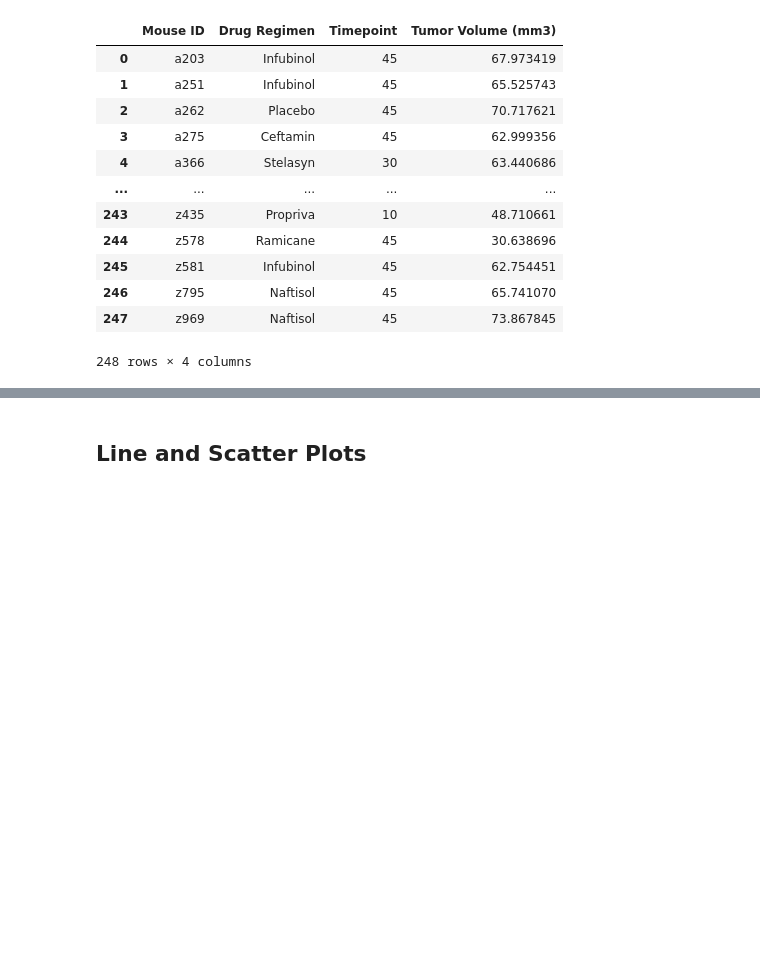
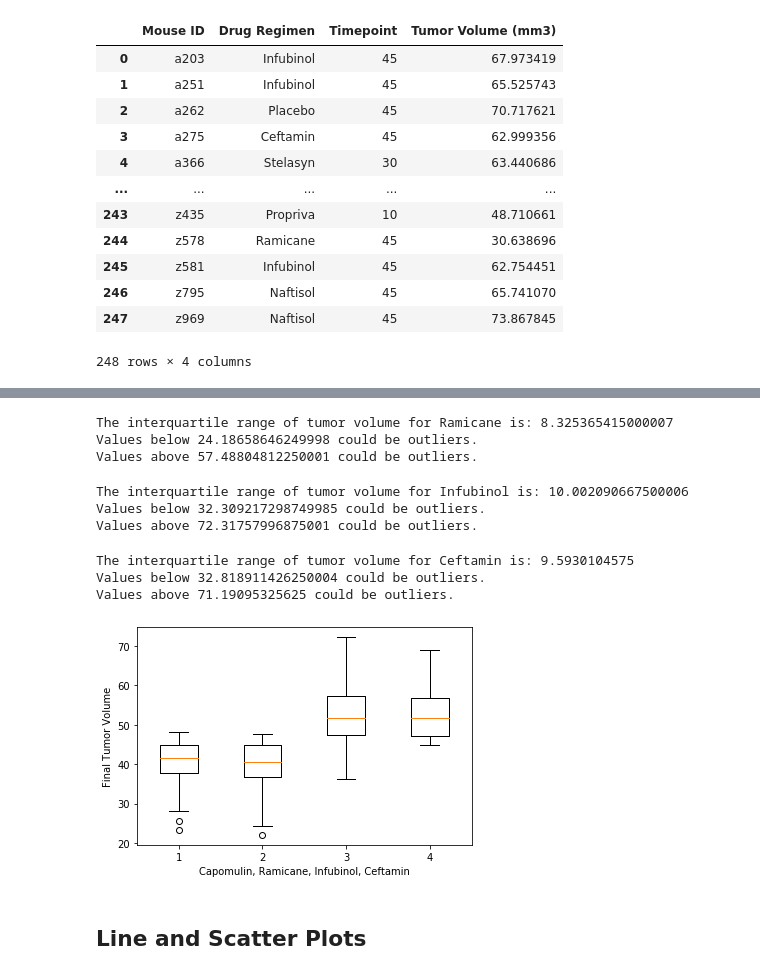
Before and after one commit to drupps/matplotlib-challenge, a Jupyter notebook: Pymaceuticals/pymaceuticals.ipynb, the cells around one changed output, grey strips where cells are left out. Drawn from its saved outputs; the diff is of its cells as text; code cells hidden in the pictures; blank space fills up the shorter version.

```diff
--- a/Pymaceuticals/pymaceuticals.ipynb
+++ b/Pymaceuticals/pymaceuticals.ipynb
@@ -235,10 +240,10 @@ tumor_df = pd.merge(last_timepoint, mouse_clean_df, how = 'left', on = ['Mouse I
 
 mouse_tumor_vol = tumor_df[['Mouse ID', 'Drug Regimen', 'Timepoint', 'Tumor Volume (mm3)']]
 
-capo_df = mouse_clean_df.loc[mouse_clean_df['Drug Regimen'] == 'Capomulin', :]
-ram_df = mouse_clean_df.loc[mouse_clean_df['Drug Regimen'] == 'Ramicane', :]
-infub_df = mouse_clean_df.loc[mouse_clean_df['Drug Regimen'] == 'Infubinol', :]
-ceft_df = mouse_clean_df.loc[mouse_clean_df['Drug Regimen'] == 'Ceftamin', :]
+capo_df = mouse_clean_df.loc[mouse_clean_df['Drug Regimen'] == 'Capomulin']['Tumor Volume (mm3)']
+ram_df = mouse_clean_df.loc[mouse_clean_df['Drug Regimen'] == 'Ramicane']['Tumor Volume (mm3)']
+infub_df = mouse_clean_df.loc[mouse_clean_df['Drug Regimen'] == 'Infubinol']['Tumor Volume (mm3)']
+ceft_df = mouse_clean_df.loc[mouse_clean_df['Drug Regimen'] == 'Ceftamin']['Tumor Volume (mm3)']
 mouse_tumor_vol
 # %% [output]
 |  | Mouse ID | Drug Regimen | Timepoint | Tumor Volume (mm3) |
@@ -293,5 +290,65 @@ KeyError: 'Tumor Volume (mmm3)'
+# %%
+# If the data is in a dataframe, we use pandas to give quartile calculations
+quartiles = ram_df.quantile([.25,.5,.75])
+lowerq = quartiles[0.25]
+upperq = quartiles[0.75]
+iqr = upperq-lowerq
+
+print(f"The interquartile range of tumor volume for Ramicane is: {iqr}")
+
+lower_bound = lowerq - (1.5*iqr)
+upper_bound = upperq + (1.5*iqr)
+print(f"Values below {lower_bound} could be outliers.")
+print(f"Values above {upper_bound} could be outliers.")
+# %% [output]
+The interquartile range of tumor volume for Ramicane is: 8.325365415000007
+Values below 24.18658646249998 could be outliers.
+Values above 57.48804812250001 could be outliers.
+# %%
+# If the data is in a dataframe, we use pandas to give quartile calculations
+quartiles = infub_df.quantile([.25,.5,.75])
+lowerq = quartiles[0.25]
+upperq = quartiles[0.75]
+iqr = upperq-lowerq
+
+print(f"The interquartile range of tumor volume for Infubinol is: {iqr}")
+
+lower_bound = lowerq - (1.5*iqr)
+upper_bound = upperq + (1.5*iqr)
+print(f"Values below {lower_bound} could be outliers.")
+print(f"Values above {upper_bound} could be outliers.")
+# %% [output]
+The interquartile range of tumor volume for Infubinol is: 10.002090667500006
+Values below 32.309217298749985 could be outliers.
+Values above 72.31757996875001 could be outliers.
+# %%
+# If the data is in a dataframe, we use pandas to give quartile calculations
+quartiles = ceft_df.quantile([.25,.5,.75])
+lowerq = quartiles[0.25]
+upperq = quartiles[0.75]
+iqr = upperq-lowerq
+
+print(f"The interquartile range of tumor volume for Ceftamin is: {iqr}")
+
+lower_bound = lowerq - (1.5*iqr)
+upper_bound = upperq + (1.5*iqr)
+print(f"Values below {lower_bound} could be outliers.")
+print(f"Values above {upper_bound} could be outliers.")
+# %% [output]
+The interquartile range of tumor volume for Ceftamin is: 9.5930104575
+Values below 32.818911426250004 could be outliers.
+Values above 71.19095325625 could be outliers.
 # %%
 # Generate a box plot of the final tumor volume of each mouse across four regimens of interest
+fig1, ax1 = plt.subplots()
+
+ax1.set_ylabel("Final Tumor Volume")
+ax1.set_xlabel("Capomulin, Ramicane, Infubinol, Ceftamin")
+
+plt.boxplot([capo_df, ram_df, infub_df, ceft_df])
+plt.show()
+# %% [output]
+[figure, added]
 # %% [markdown]
 ## Line and Scatter Plots
 # %%
```
Also changed, not shown: parts of 8 cells of this notebook.
